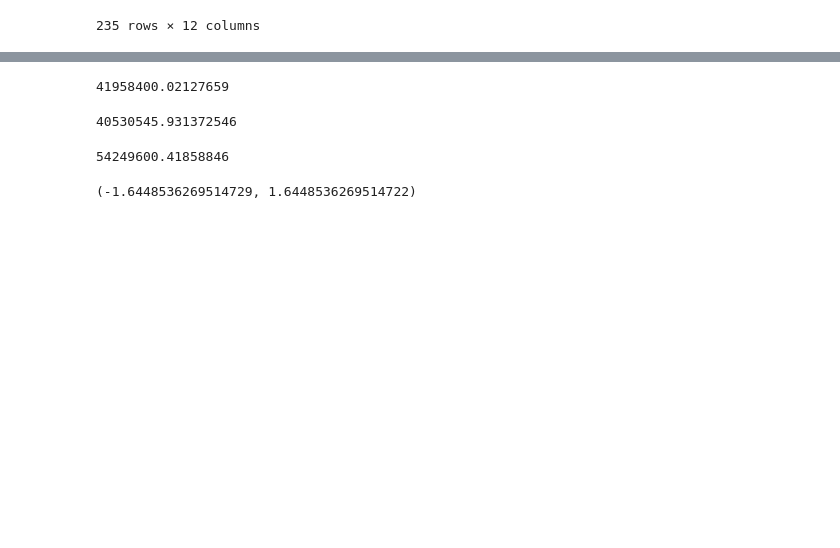
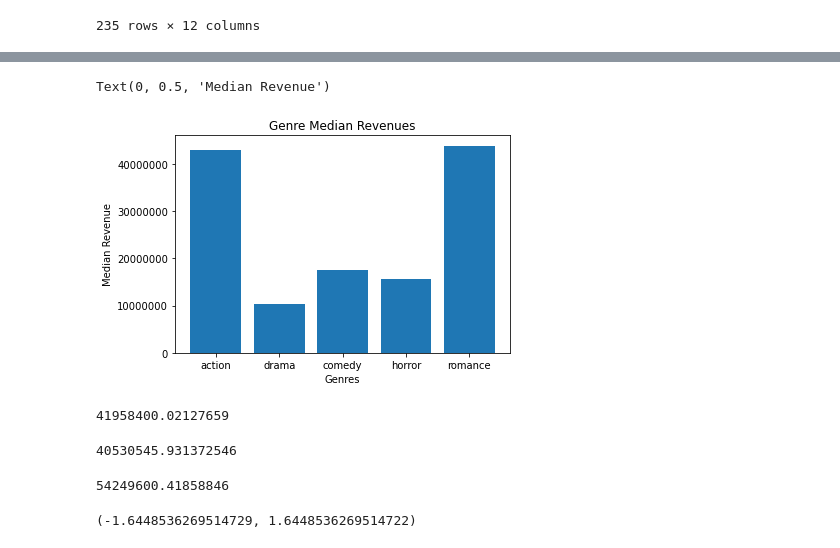
Before and after one commit to jumholtz/AIOverlordSupporters, a Jupyter notebook: student.ipynb, the cells around one changed output, grey strips where cells are left out. Cells and saved outputs as stored; diff of their text form; code cells hidden in the pictures; blank space fills up the shorter version.

```diff
--- a/student.ipynb
+++ b/student.ipynb
@@ -162,3 +245,20 @@ Text(0, 0.5, 'Revenue')
+# %%
+top_genres_med = {'action':action_med,'drama':drama_med,'comedy':comedy_med,'horror':horror_med,'romance':romance_med}
+# %%
+fig, ax=plt.subplots()
+plt.ticklabel_format(style='plain')
+ax.bar(top_genres_med.keys(),top_genres_med.values() )
+
+
+
+
+
+ax.set_title("Genre Median Revenues")
+ax.set_xlabel("Genres")
+ax.set_ylabel("Median Revenue")
+# %% [output]
+Text(0, 0.5, 'Median Revenue')
+[figure, added]
 # %%
 movie_info['box_office'].mean()
 # %% [output]
```
Also changed, not shown: parts of 23 cells of this notebook.
